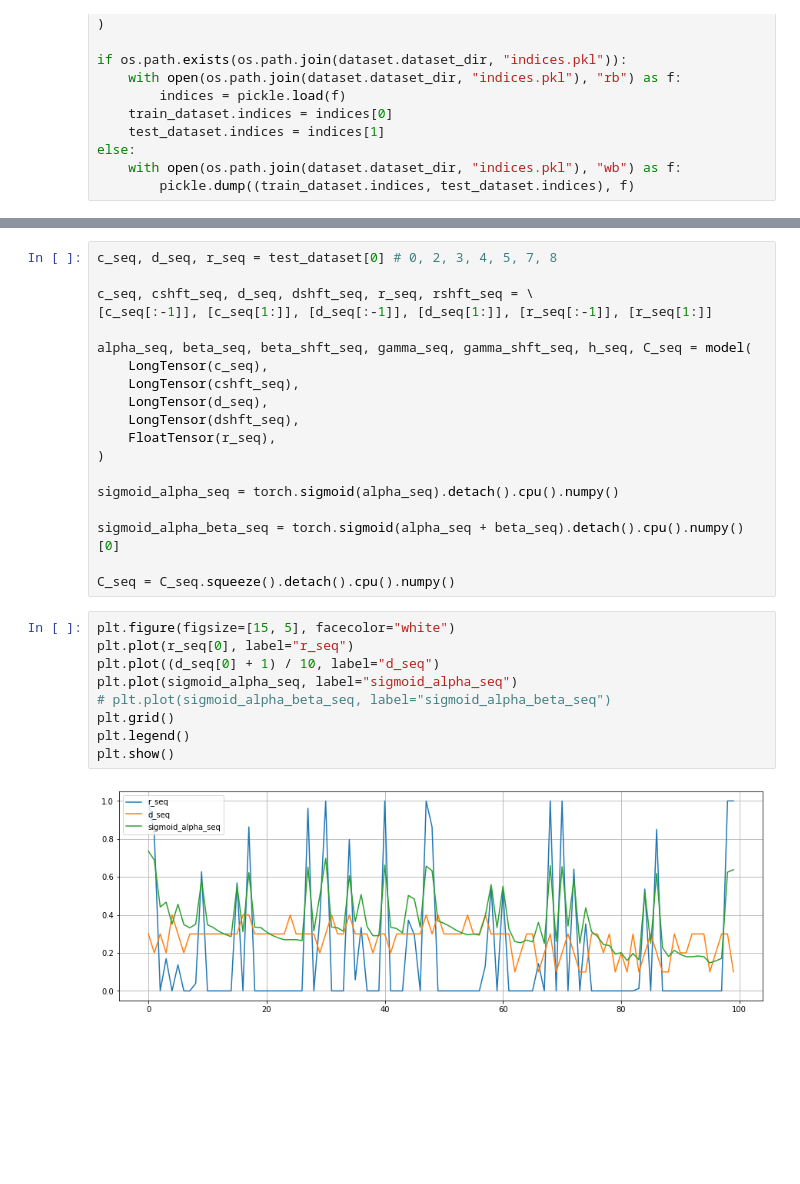
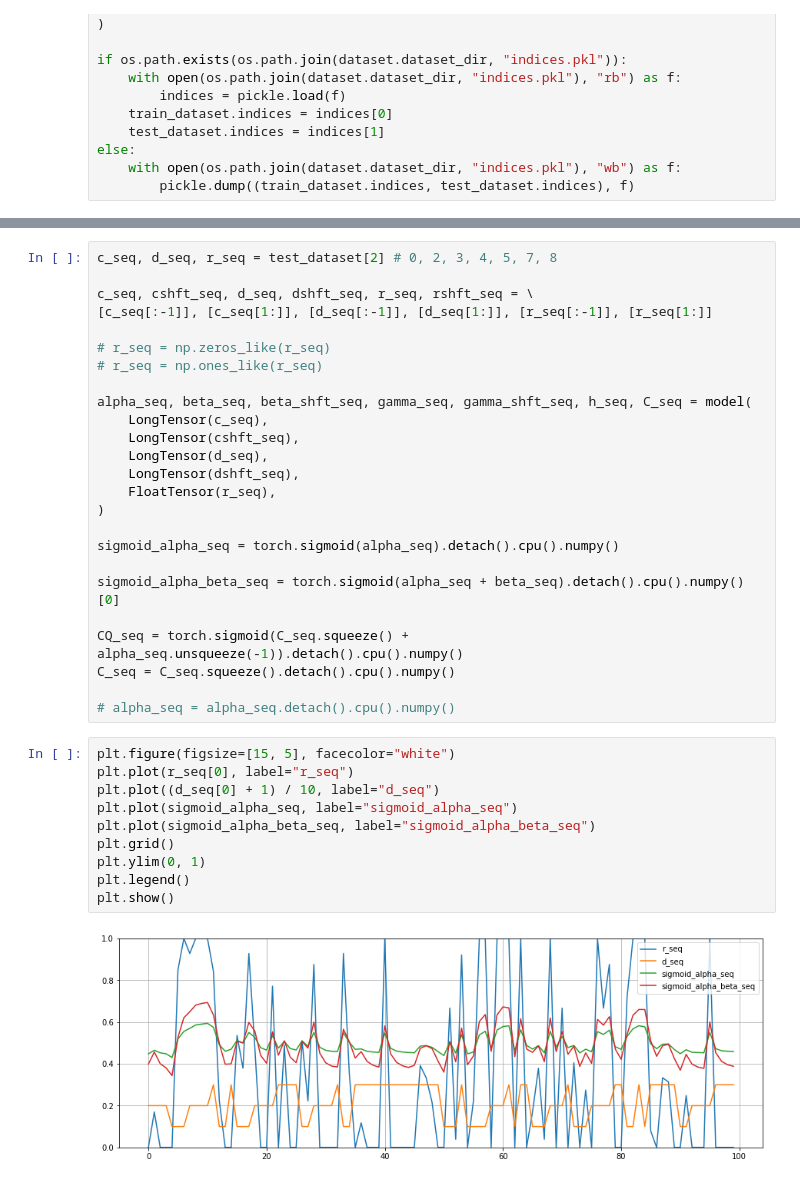
Before and after one commit to Wonriedu/ai-user-modeling, a Jupyter notebook: result_analysis.ipynb, the cells around one changed output, grey strips where cells are left out. Saved outputs shown, nothing was run; the diff lists cells and outputs as text; blank space fills up the shorter version.

```diff
--- a/result_analysis.ipynb
+++ b/result_analysis.ipynb
@@ -101,10 +101,13 @@ test_dataset[8]
         0.83660131, 1.        , 0.        , 0.74509804, 0.76470588,
         1.        ]))
 # %%
-c_seq, d_seq, r_seq = test_dataset[0] # 0, 2, 3, 4, 5, 7, 8
+c_seq, d_seq, r_seq = test_dataset[2] # 0, 2, 3, 4, 5, 7, 8
 
 c_seq, cshft_seq, d_seq, dshft_seq, r_seq, rshft_seq = \
 [c_seq[:-1]], [c_seq[1:]], [d_seq[:-1]], [d_seq[1:]], [r_seq[:-1]], [r_seq[1:]]
+
+# r_seq = np.zeros_like(r_seq)
+# r_seq = np.ones_like(r_seq)
 
 alpha_seq, beta_seq, beta_shft_seq, gamma_seq, gamma_shft_seq, h_seq, C_seq = model(
     LongTensor(c_seq),
@@ -118,15 +121,19 @@ sigmoid_alpha_seq = torch.sigmoid(alpha_seq).detach().cpu().numpy()
 
 sigmoid_alpha_beta_seq = torch.sigmoid(alpha_seq + beta_seq).detach().cpu().numpy()[0]
 
+CQ_seq = torch.sigmoid(C_seq.squeeze() + alpha_seq.unsqueeze(-1)).detach().cpu().numpy()
 C_seq = C_seq.squeeze().detach().cpu().numpy()
+
+# alpha_seq = alpha_seq.detach().cpu().numpy()
 # %%
 plt.figure(figsize=[15, 5], facecolor="white")
 plt.plot(r_seq[0], label="r_seq")
 plt.plot((d_seq[0] + 1) / 10, label="d_seq")
 plt.plot(sigmoid_alpha_seq, label="sigmoid_alpha_seq")
-# plt.plot(sigmoid_alpha_beta_seq, label="sigmoid_alpha_beta_seq")
+plt.plot(sigmoid_alpha_beta_seq, label="sigmoid_alpha_beta_seq")
 plt.grid()
+plt.ylim(0, 1)
 plt.legend()
 plt.show()
 # %% [output]
-[figure, old version]
+[figure, new version]
```
Also changed, not shown: parts of 4 cells of this notebook, 5 other files.
